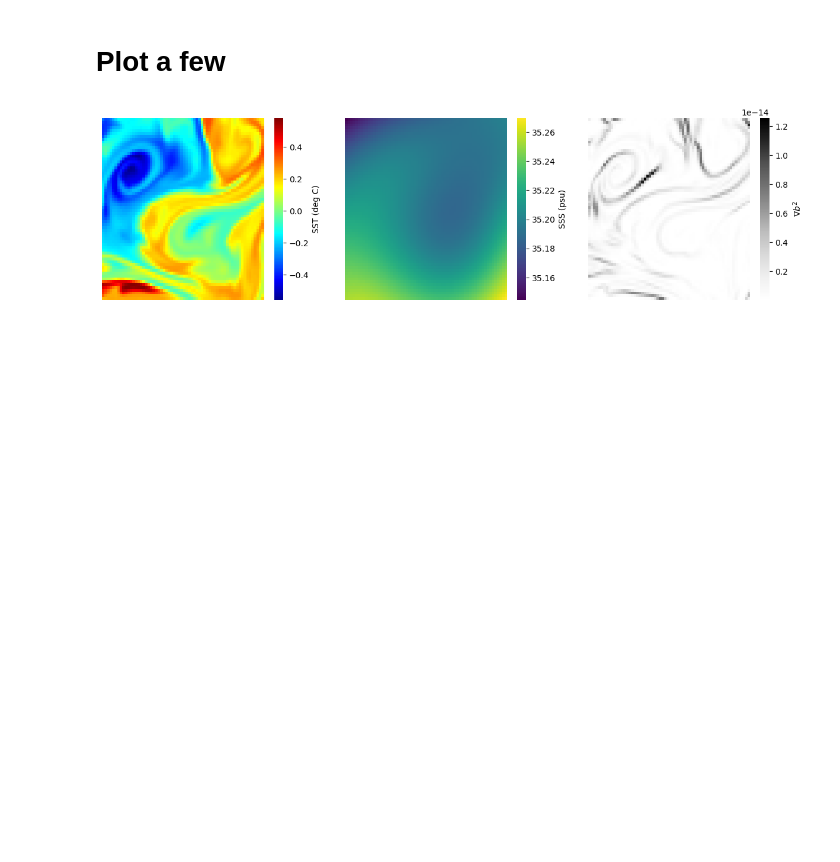
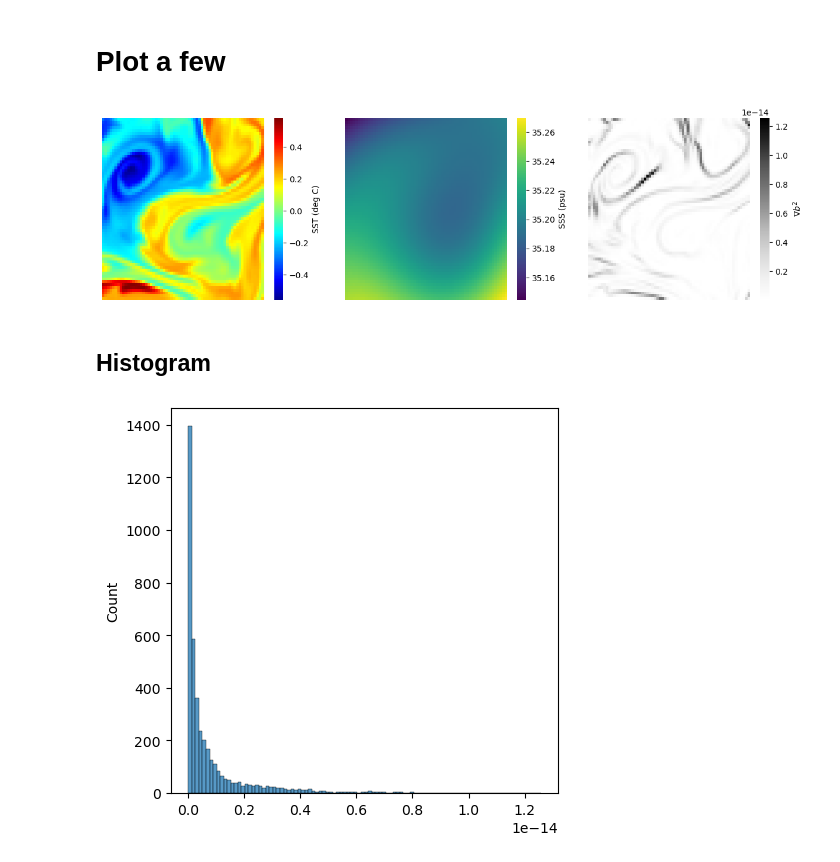
Before and after one commit to AI-for-Ocean-Science/fronts, a Jupyter notebook: fronts/runs/prototypes/sst_ssh_unet/Checking_Images.ipynb, the cells around one changed output. Cells and saved outputs as stored; diff of their text form; code cells hidden in the pictures; blank space fills up the shorter version.

```diff
--- a/fronts/runs/prototypes/sst_ssh_unet/Checking_Images.ipynb
+++ b/fronts/runs/prototypes/sst_ssh_unet/Checking_Images.ipynb
@@ -47,3 +48,14 @@ plotting.show_image(Divb2, clbl=r'$\nabla b^2$', cm='Greys', ax=ax3)
 plt.show()
 # %% [output]
 [figure]
+# %% [markdown]
+## Histogram
+# %%
+fig = plt.figure(figsize=(5,5))
+ax = plt.gca()
+
+sns.histplot(Divb2.flatten(), bins=100)#, log_scale=True)
+#
+plt.show()
+# %% [output]
+[figure, added]
```
Also changed, not shown: parts of 1 cell of this notebook.
